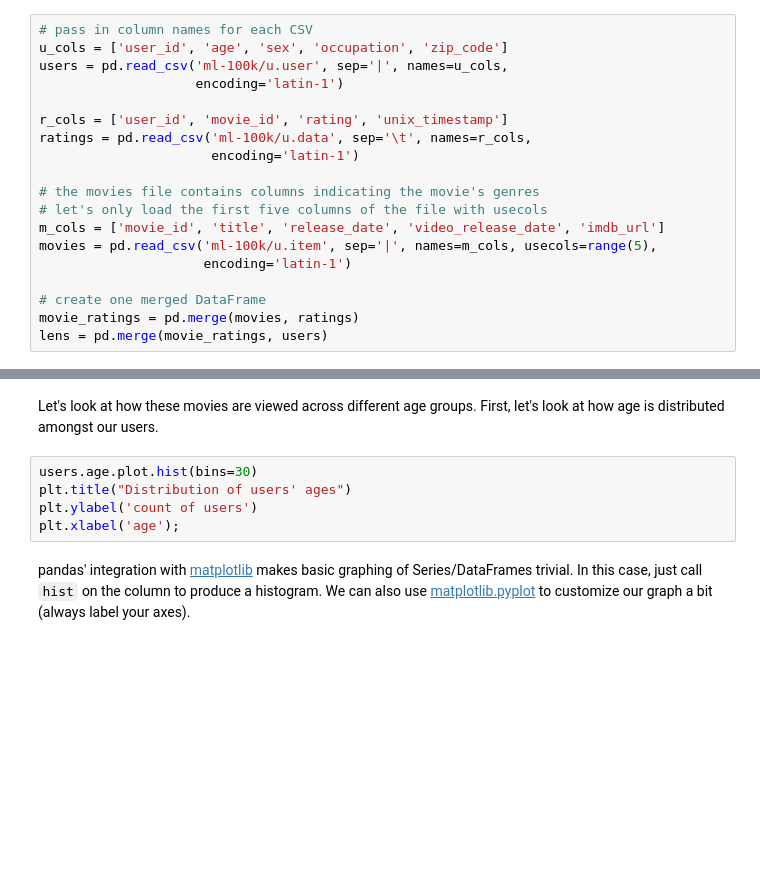
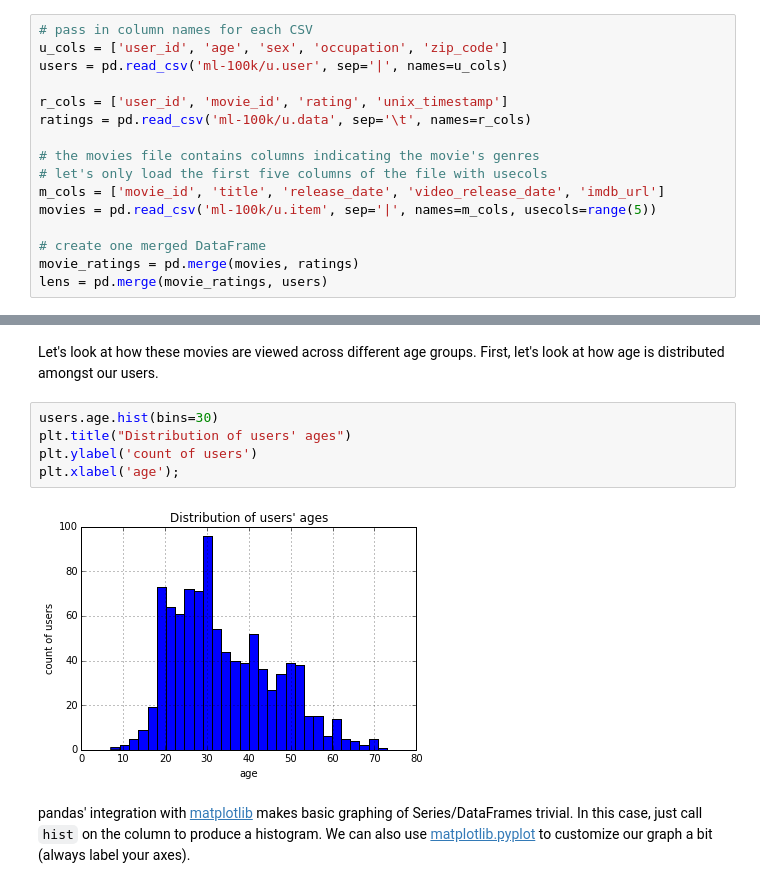
Before and after one commit to gjreda/gregreda.com, a Jupyter notebook: content/notebooks/intro-to-pandas.ipynb, the cells around one changed output, grey strips where cells are left out. Saved outputs shown, nothing was run; the diff lists cells and outputs as text; blank space fills up the shorter version.

```diff
--- a/content/notebooks/intro-to-pandas.ipynb
+++ b/content/notebooks/intro-to-pandas.ipynb
@@ -578,18 +1026,15 @@ To show pandas in a more "applied" sense, let's use it to answer some questions
 # %%
 # pass in column names for each CSV
 u_cols = ['user_id', 'age', 'sex', 'occupation', 'zip_code']
-users = pd.read_csv('ml-100k/u.user', sep='|', names=u_cols,
-                    encoding='latin-1')
+users = pd.read_csv('ml-100k/u.user', sep='|', names=u_cols)
 
 r_cols = ['user_id', 'movie_id', 'rating', 'unix_timestamp']
-ratings = pd.read_csv('ml-100k/u.data', sep='\t', names=r_cols,
-                      encoding='latin-1')
+ratings = pd.read_csv('ml-100k/u.data', sep='\t', names=r_cols)
 
 # the movies file contains columns indicating the movie's genres
 # let's only load the first five columns of the file with usecols
 m_cols = ['movie_id', 'title', 'release_date', 'video_release_date', 'imdb_url']
-movies = pd.read_csv('ml-100k/u.item', sep='|', names=m_cols, usecols=range(5),
-                     encoding='latin-1')
+movies = pd.read_csv('ml-100k/u.item', sep='|', names=m_cols, usecols=range(5))
 
 # create one merged DataFrame
 movie_ratings = pd.merge(movies, ratings)
@@ -678,10 +1196,12 @@ This table would then allow us to use EXISTS, IN, or JOIN whenever we wanted to
 # %% [markdown]
 Let's look at how these movies are viewed across different age groups. First, let's look at how age is distributed amongst our users.
 # %%
-users.age.plot.hist(bins=30)
+users.age.hist(bins=30)
 plt.title("Distribution of users' ages")
 plt.ylabel('count of users')
 plt.xlabel('age');
+# %% [output]
+[figure, added]
 # %% [markdown]
 pandas' integration with [matplotlib](http://matplotlib.org/index.html) makes basic graphing of Series/DataFrames trivial.  In this case, just call `hist` on the column to produce a histogram.  We can also use [matplotlib.pyplot](http://matplotlib.org/users/pyplot_tutorial.html) to customize our graph a bit (always label your axes).
 # %% [markdown]
```
Also changed, not shown: parts of 78 cells of this notebook.
